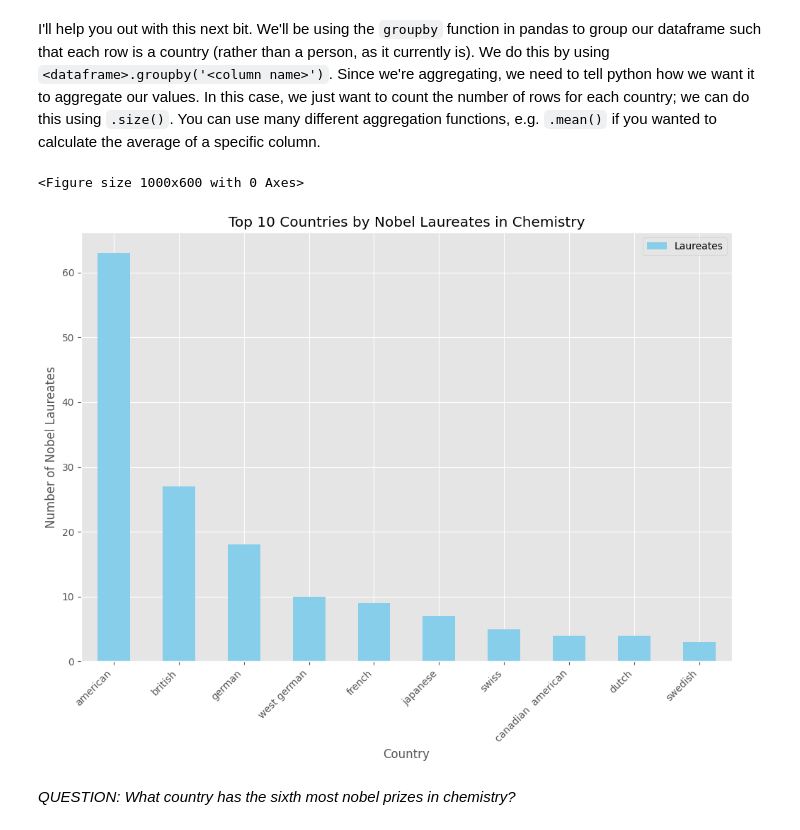
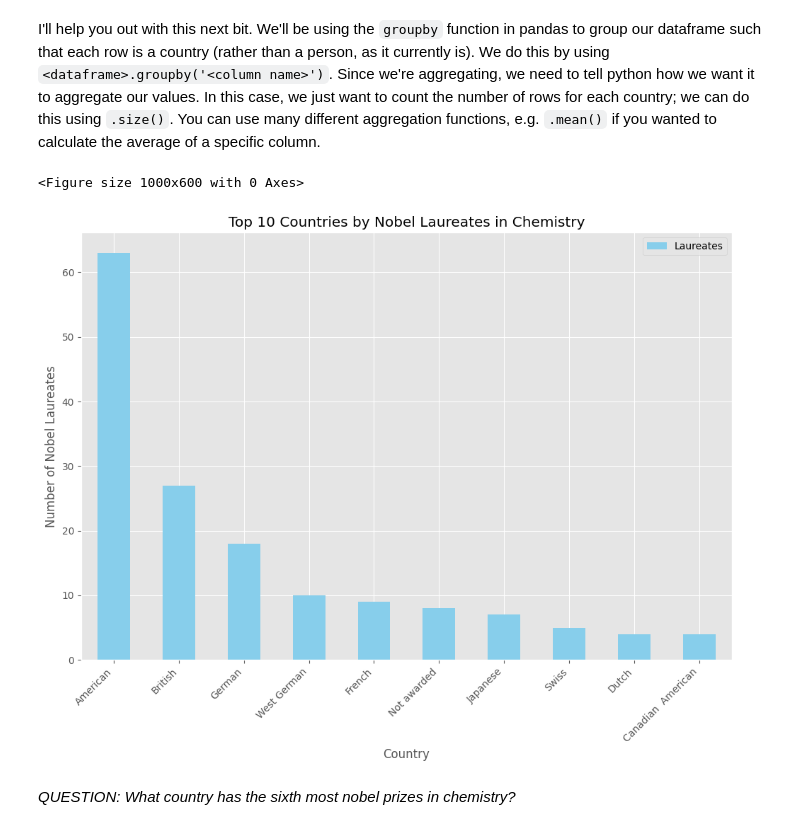
Before and after one commit to jessiewong0719/QM2, a Jupyter notebook: notebooks/W02. Pandas.ipynb, the cells around one changed output. Cells and saved outputs as stored; diff of their text form; code cells hidden in the pictures.

```diff
--- a/notebooks/W02. Pandas.ipynb
+++ b/notebooks/W02. Pandas.ipynb
@@ -424,34 +480,30 @@ I'll help you out with this next bit. We'll be using the `groupby` function in p
 # %%
 # create a new dataframe called 'country' in which each row is a country, and the values represent the number of nobel laureates.
 
 # now sort it in descending order
 
 # finally, plot the top 10 countries
 
 import pandas as pd
 import matplotlib.pyplot as plt
-
 url = "https://en.wikipedia.org/wiki/List_of_Nobel_laureates_in_Chemistry"
 chem_tables = pd.read_html(url)
 chem = chem_tables[0]
-
 chem_cleaned = chem[['Laureate[A]', 'Nationality[B]']].dropna()
-chem_cleaned['Nationality[B]'] = chem_cleaned['Nationality[B]'].str.lower().str.strip()
-chem_cleaned = chem_cleaned[~chem_cleaned['Nationality[B]'].str.contains('not awarded|no award|noawarded', case=False, na=False)]
-
 country = chem_cleaned.groupby('Nationality[B]').size().reset_index(name='Laureates')
 country_sorted = country.sort_values(by='Laureates', ascending=False)
-
 plt.figure(figsize=(10, 6))
 country_sorted.head(10).plot(kind='bar', x='Nationality[B]', y='Laureates', color='skyblue')
+
 plt.title('Top 10 Countries by Nobel Laureates in Chemistry')
 plt.xlabel('Country')
 plt.ylabel('Number of Nobel Laureates')
 plt.xticks(rotation=45, ha='right')
 plt.tight_layout()
+
 plt.show()
 # %% [output]
 <Figure size 1000x600 with 0 Axes>
-[figure, old version]
+[figure, new version]
 # %% [markdown]
 *QUESTION: What country has the sixth most nobel prizes in chemistry?*
```
Also changed, not shown: parts of 14 cells of this notebook.
